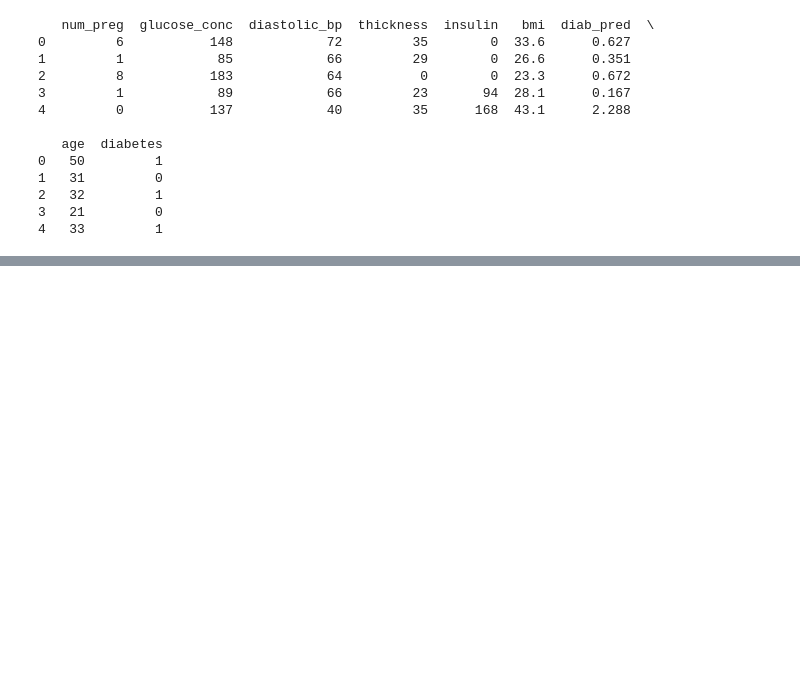
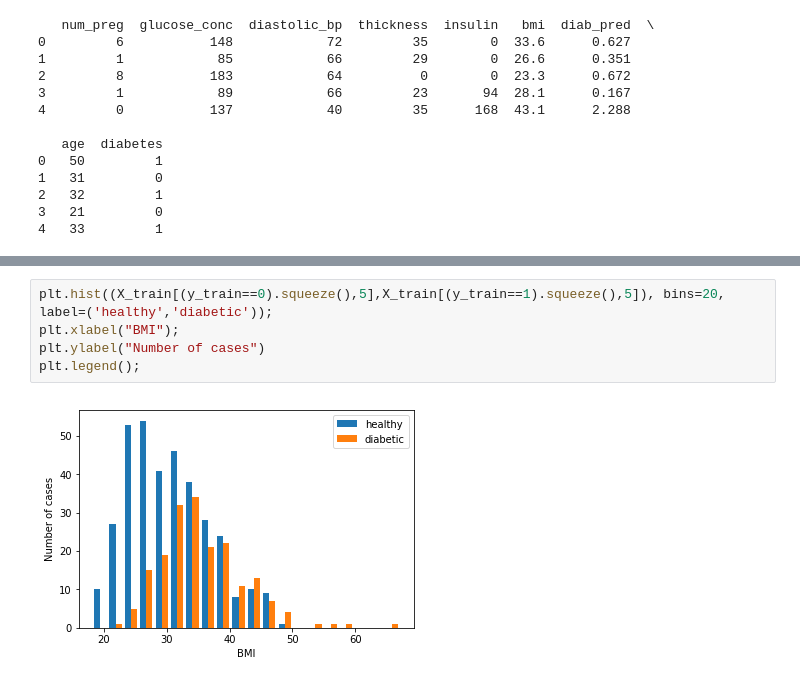
Before and after one commit to RegisC/JupyterNotebooks, a Jupyter notebook: MachineLearning/Diabetes.ipynb, the cells around one changed output, grey strips where cells are left out. Drawn from its saved outputs; the diff is of its cells as text; blank space fills up the shorter version.

```diff
--- a/MachineLearning/Diabetes.ipynb
+++ b/MachineLearning/Diabetes.ipynb
@@ -107,0 +107,7 @@ Number of False cases is 500 out of 768 (65.10%).
+# %%
+plt.hist((X_train[(y_train==0).squeeze(),5],X_train[(y_train==1).squeeze(),5]), bins=20, label=('healthy','diabetic'));
+plt.xlabel("BMI");
+plt.ylabel("Number of cases")
+plt.legend();
+# %% [output]
+[figure, added]
```
Also changed, not shown: parts of 27 cells of this notebook, 2 other files.
